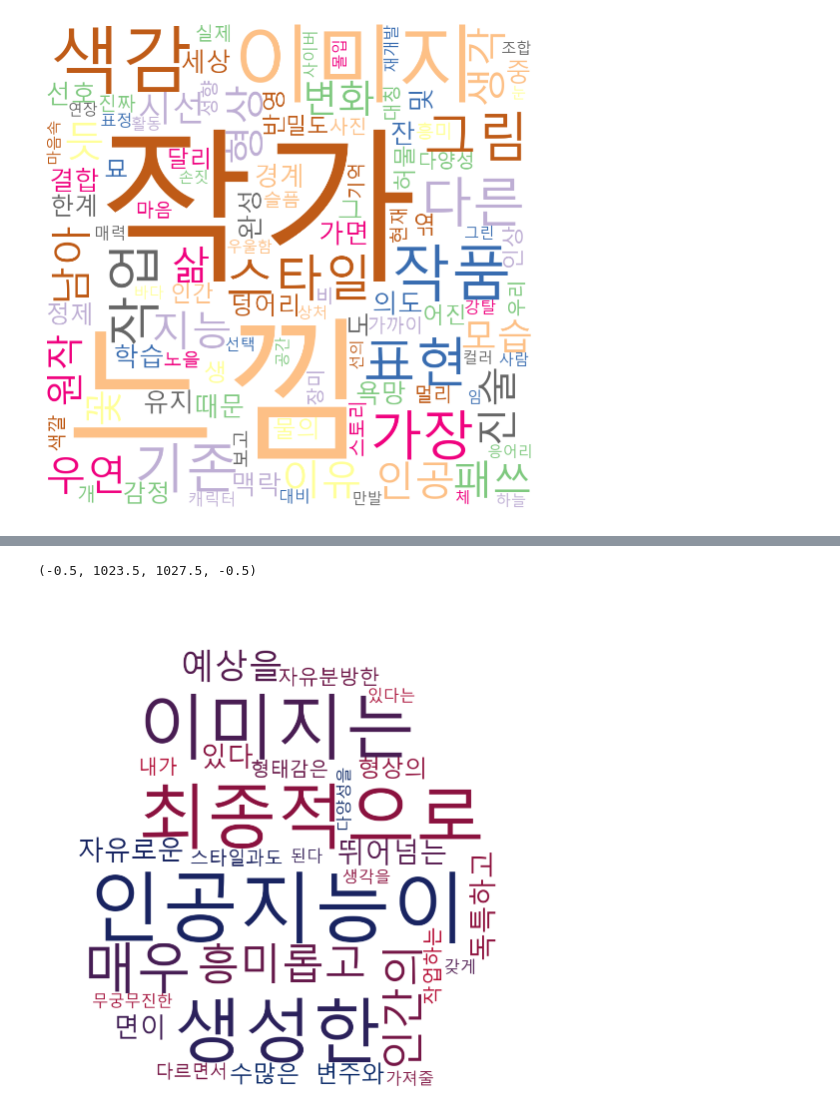
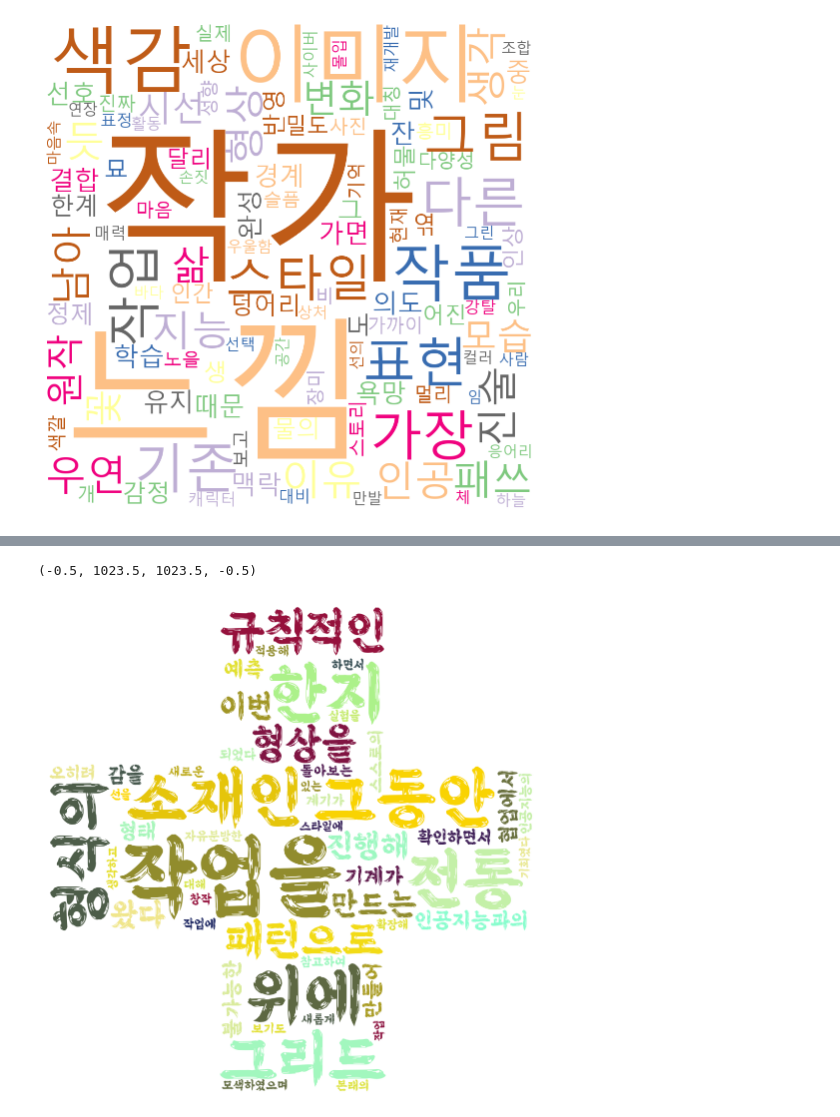
Before and after one commit to artjow/-, a Jupyter notebook: 워드클라우드_시각화하기.ipynb, the cells around one changed output, grey strips where cells are left out. Saved outputs shown, nothing was run; the diff lists cells and outputs as text; code cells hidden in the pictures.

```diff
--- a/워드클라우드_시각화하기.ipynb
+++ b/워드클라우드_시각화하기.ipynb
@@ -266,27 +284,27 @@ from wordcloud import WordCloud, STOPWORDS, ImageColorGenerator
 %matplotlib inline
 matplotlib.rcParams['figure.figsize'] = (16.0, 9.0)
 # %%
-mask = np.array(Image.open("/content/YDW02.jpg"))
+mask = np.array(Image.open("/content/YHL03.png"))
 # Reading the script
-script = open("/content/Write_YDW01.txt").read()
+script = open("/content/Write_YHL.txt").read()
 # Set of Stop words
 stopwords = set(STOPWORDS)
 stopwords.add("will")
 
 from matplotlib.colors import LinearSegmentedColormap
-colors = ["#BF0A30", "#002868"]
+colors = ["#BF0A30", "#002868", "#FFD700", "#7FFFD4", "#F0E68C"]
 cmap = LinearSegmentedColormap.from_list("mycmap", colors)
 
 # Create WordCloud Object
 wc = WordCloud(background_color="white", stopwords=stopwords,
-                 font_path="Malgun-Gothic.ttf",
+                 font_path="BMEuljiro10yearslater.ttf",
                width=853, height=506, mask=mask, colormap=cmap)
 wc.generate(script)
 
 
 plt.figure()
 plt.imshow(wc, interpolation="bilinear")
 plt.axis("off")
 # %% [output]
-(-0.5, 1023.5, 1027.5, -0.5)
+(-0.5, 1023.5, 1023.5, -0.5)
-[figure, old version]
+[figure, new version]
```
Also changed, not shown: parts of 8 cells of this notebook.
